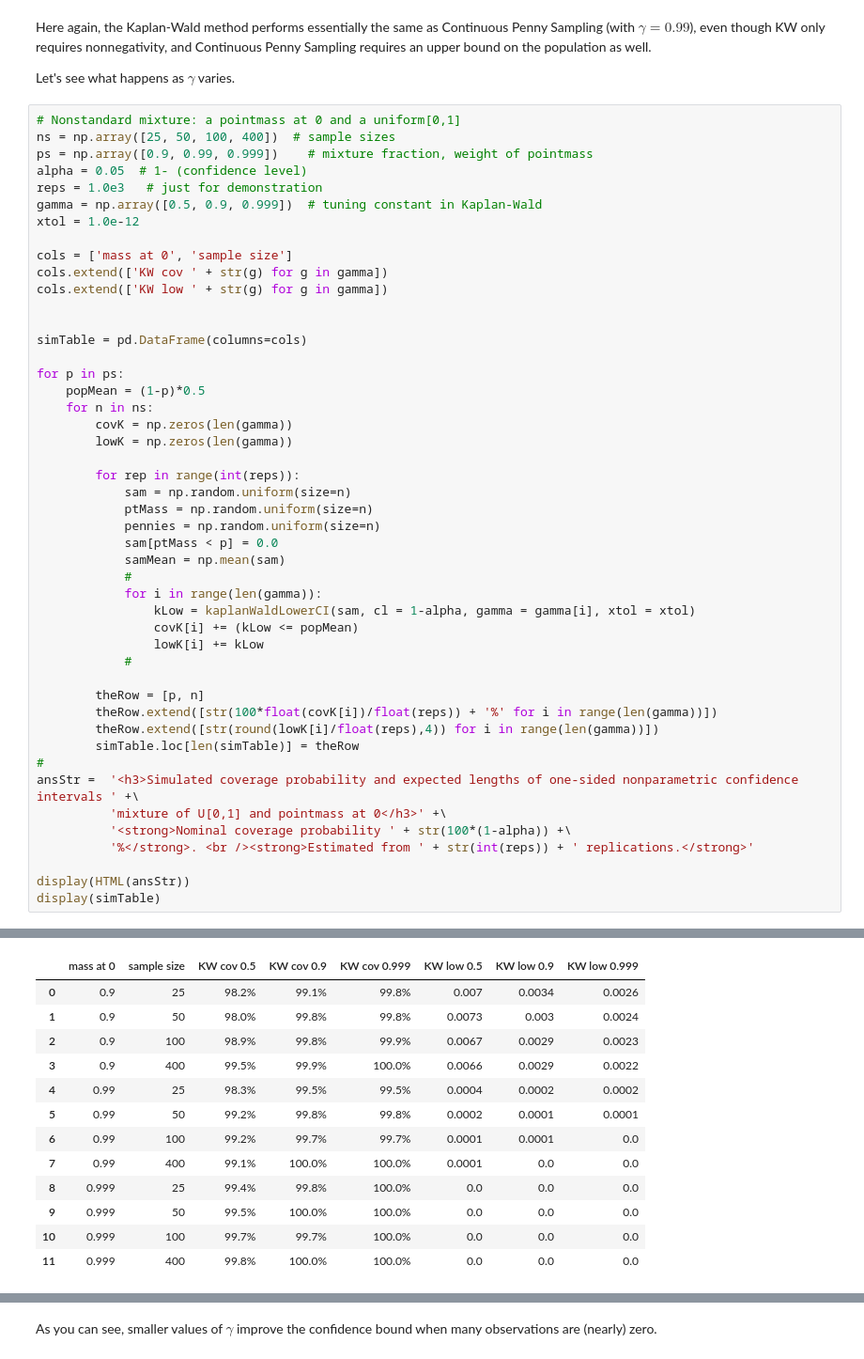
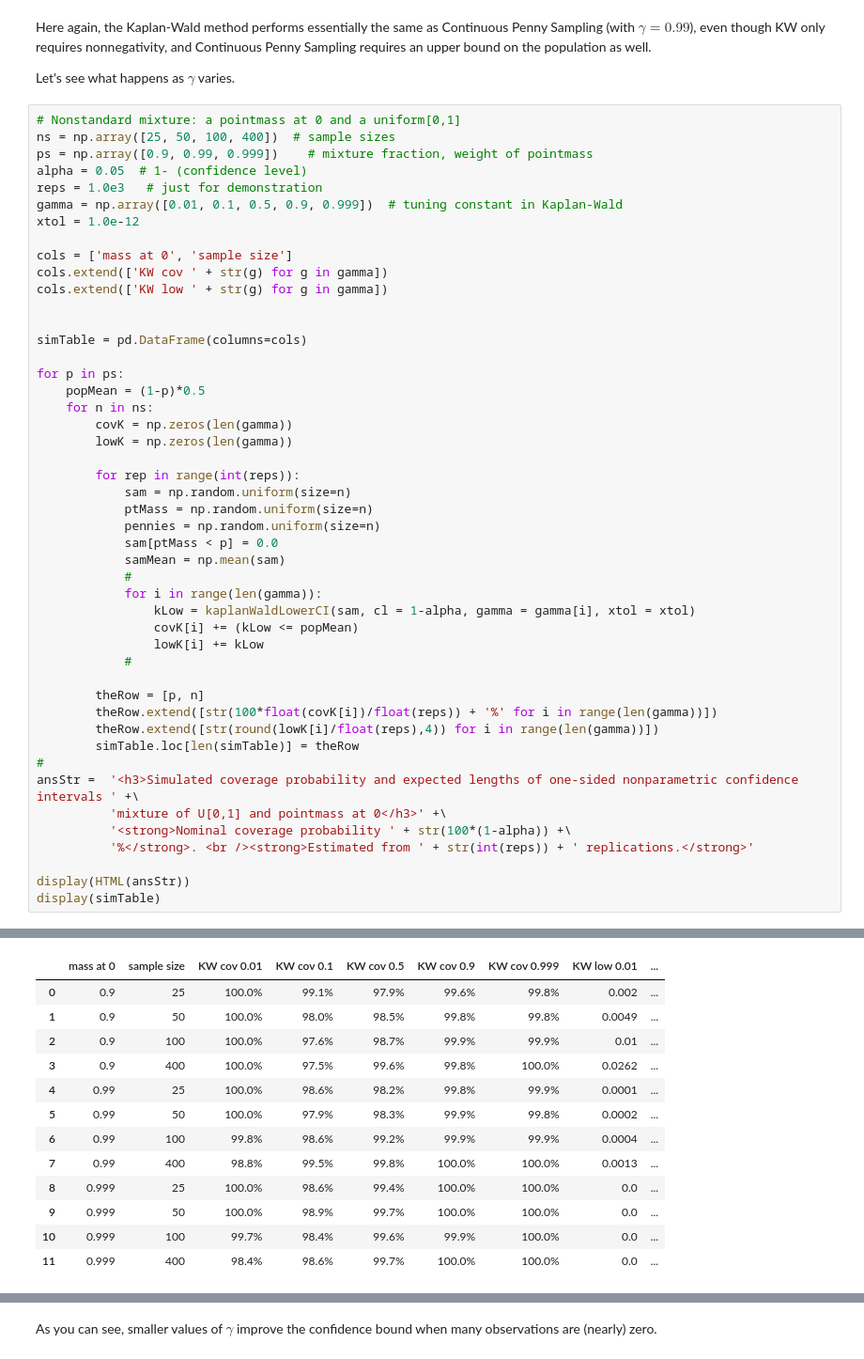
Before and after one commit to pbstark/MX14, a Jupyter notebook: shootout.ipynb, the cells around one changed output, grey strips where cells are left out. Shown at 94% size. Saved outputs shown, nothing was run; the diff lists cells and outputs as text.

Commit message:
include smaller \gamma in Kaplan-Markov simulations

```diff
--- a/shootout.ipynb
+++ b/shootout.ipynb
@@ -330,7 +330,7 @@ ns = np.array([25, 50, 100, 400])  # sample sizes
 ps = np.array([0.9, 0.99, 0.999])    # mixture fraction, weight of pointmass
 alpha = 0.05  # 1- (confidence level)
 reps = 1.0e3   # just for demonstration
-gamma = np.array([0.5, 0.9, 0.999])  # tuning constant in Kaplan-Wald
+gamma = np.array([0.01, 0.1, 0.5, 0.9, 0.999])  # tuning constant in Kaplan-Wald
 xtol = 1.0e-12
 
 cols = ['mass at 0', 'sample size']
@@ -348,43 +348,43 @@ for p in ps:
 
         for rep in range(int(reps)):
             sam = np.random.uniform(size=n)
             ptMass = np.random.uniform(size=n)
             pennies = np.random.uniform(size=n)
             sam[ptMass < p] = 0.0
             samMean = np.mean(sam)
             #
             for i in range(len(gamma)):
                 kLow = kaplanWaldLowerCI(sam, cl = 1-alpha, gamma = gamma[i], xtol = xtol)
                 covK[i] += (kLow <= popMean)
                 lowK[i] += kLow
             #
 
         theRow = [p, n]
         theRow.extend([str(100*float(covK[i])/float(reps)) + '%' for i in range(len(gamma))])
         theRow.extend([str(round(lowK[i]/float(reps),4)) for i in range(len(gamma))])
         simTable.loc[len(simTable)] = theRow
 #
 ansStr =  '<h3>Simulated coverage probability and expected lengths of one-sided nonparametric confidence intervals ' +\
           'mixture of U[0,1] and pointmass at 0</h3>' +\
           '<strong>Nominal coverage probability ' + str(100*(1-alpha)) +\
           '%</strong>. <br /><strong>Estimated from ' + str(int(reps)) + ' replications.</strong>'
 
 display(HTML(ansStr))
 display(simTable)
 # %% [output]
 Simulated coverage probability and expected lengths of one-sided nonparametric confidence intervals mixture of U[0,1] and pointmass at 0
 Nominal coverage probability 95.0%.
 Estimated from 1000 replications.
-|  | mass at 0 | sample size | KW cov 0.5 | KW cov 0.9 | KW cov 0.999 | KW low 0.5 | KW low 0.9 | KW low 0.999 |
-| 0 | 0.9 | 25 | 98.2% | 99.1% | 99.8% | 0.007 | 0.0034 | 0.0026 |
-| 1 | 0.9 | 50 | 98.0% | 99.8% | 99.8% | 0.0073 | 0.003 | 0.0024 |
-| 2 | 0.9 | 100 | 98.9% | 99.8% | 99.9% | 0.0067 | 0.0029 | 0.0023 |
-| 3 | 0.9 | 400 | 99.5% | 99.9% | 100.0% | 0.0066 | 0.0029 | 0.0022 |
-| 4 | 0.99 | 25 | 98.3% | 99.5% | 99.5% | 0.0004 | 0.0002 | 0.0002 |
-| 5 | 0.99 | 50 | 99.2% | 99.8% | 99.8% | 0.0002 | 0.0001 | 0.0001 |
-| 6 | 0.99 | 100 | 99.2% | 99.7% | 99.7% | 0.0001 | 0.0001 | 0.0 |
-| 7 | 0.99 | 400 | 99.1% | 100.0% | 100.0% | 0.0001 | 0.0 | 0.0 |
-| 8 | 0.999 | 25 | 99.4% | 99.8% | 100.0% | 0.0 | 0.0 | 0.0 |
-| 9 | 0.999 | 50 | 99.5% | 100.0% | 100.0% | 0.0 | 0.0 | 0.0 |
-| 10 | 0.999 | 100 | 99.7% | 99.7% | 100.0% | 0.0 | 0.0 | 0.0 |
-| 11 | 0.999 | 400 | 99.8% | 100.0% | 100.0% | 0.0 | 0.0 | 0.0 |
+|  | mass at 0 | sample size | KW cov 0.01 | KW cov 0.1 | KW cov 0.5 | KW cov 0.9 | KW cov 0.999 | KW low 0.01 | ... |
+| 0 | 0.9 | 25 | 100.0% | 99.1% | 97.9% | 99.6% | 99.8% | 0.002 | ... |
+| 1 | 0.9 | 50 | 100.0% | 98.0% | 98.5% | 99.8% | 99.8% | 0.0049 | ... |
+| 2 | 0.9 | 100 | 100.0% | 97.6% | 98.7% | 99.9% | 99.9% | 0.01 | ... |
+| 3 | 0.9 | 400 | 100.0% | 97.5% | 99.6% | 99.8% | 100.0% | 0.0262 | ... |
+| 4 | 0.99 | 25 | 100.0% | 98.6% | 98.2% | 99.8% | 99.9% | 0.0001 | ... |
+| 5 | 0.99 | 50 | 100.0% | 97.9% | 98.3% | 99.9% | 99.8% | 0.0002 | ... |
+| 6 | 0.99 | 100 | 99.8% | 98.6% | 99.2% | 99.9% | 99.9% | 0.0004 | ... |
+| 7 | 0.99 | 400 | 98.8% | 99.5% | 99.8% | 100.0% | 100.0% | 0.0013 | ... |
+| 8 | 0.999 | 25 | 100.0% | 98.6% | 99.4% | 100.0% | 100.0% | 0.0 | ... |
+| 9 | 0.999 | 50 | 100.0% | 98.9% | 99.7% | 100.0% | 100.0% | 0.0 | ... |
+| 10 | 0.999 | 100 | 99.7% | 98.4% | 99.6% | 99.9% | 100.0% | 0.0 | ... |
+| 11 | 0.999 | 400 | 98.4% | 98.6% | 99.7% | 100.0% | 100.0% | 0.0 | ... |
```
Also changed, not shown: parts of 5 cells of this notebook.
